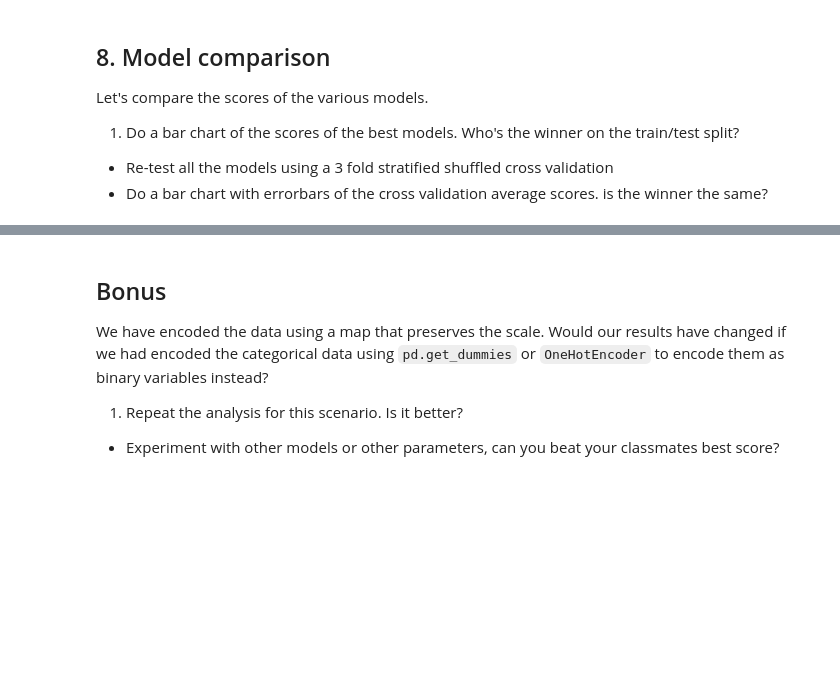
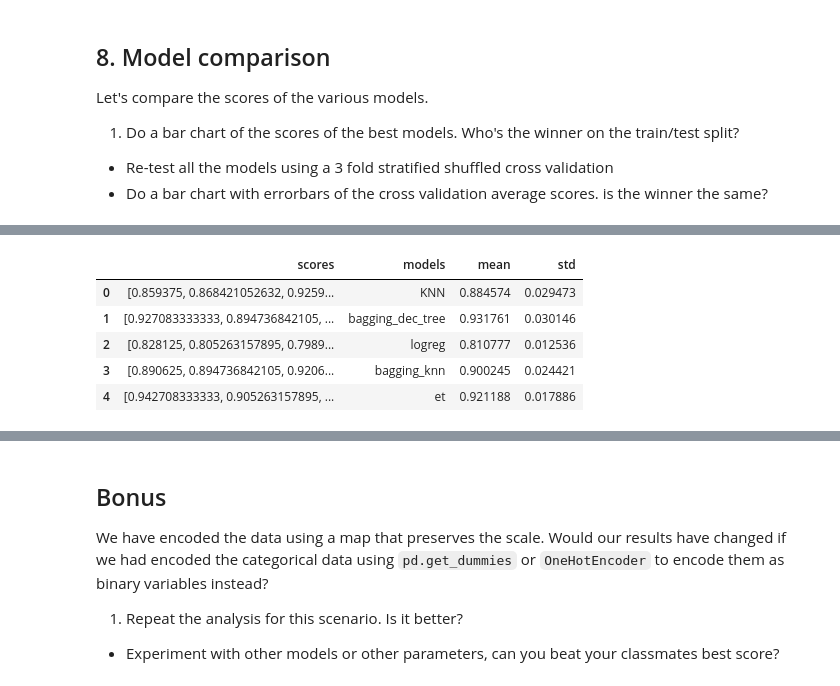
Before and after one commit to cmyoung0718/dsi-sea-week06-3.4, a Jupyter notebook: code/starter-code/starter-code-3_4.ipynb, the cells around one changed output, grey strips where cells are left out. Saved outputs shown, nothing was run; the diff lists cells and outputs as text; code cells hidden in the pictures; blank space fills up the shorter version.

```diff
--- a/code/starter-code/starter-code-3_4.ipynb
+++ b/code/starter-code/starter-code-3_4.ipynb
@@ -254,0 +609,34 @@ Let's compare the scores of the various models.
+# %%
+scores_ = []
+mods_ = []
+mean = []
+std = []
+
+for i in models:
+    if 'svc' not in i:
+        X_train, X_test, y_train, y_test = train_test_split(X, y, stratify=y, test_size=0.33, random_state=42)
+        scores_.append(cross_val_score(models[i],X_test, y_test))
+        mods_.append(i)
+        mean.append(np.mean(cross_val_score(models[i],X_test, y_test)))
+        std.append(np.std(cross_val_score(models[i],X_test, y_test)))
+for i in models:
+    if 'svc' in i:
+        X_train, X_test, y_train, y_test = train_test_split(X_, y, stratify=y, test_size=0.33, random_state=42)
+        scores_.append(cross_val_score(models[i],X_test, y_test))
+        mods_.append(i)
+        mean.append(np.mean(cross_val_score(models[i],X_test, y_test)))
+        std.append(np.std(cross_val_score(models[i],X_test, y_test)))
+
+mod_cvscores = pd.DataFrame()
+mod_cvscores['scores'] = scores_
+mod_cvscores['models'] = mods_
+mod_cvscores['mean'] = mean
+mod_cvscores['std'] = std
+mod_cvscores.head()
+# %% [output]
+|  | scores | models | mean | std |
+| 0 | [0.859375, 0.868421052632, 0.9259... | KNN | 0.884574 | 0.029473 |
+| 1 | [0.927083333333, 0.894736842105, ... | bagging_dec_tree | 0.931761 | 0.030146 |
+| 2 | [0.828125, 0.805263157895, 0.7989... | logreg | 0.810777 | 0.012536 |
+| 3 | [0.890625, 0.894736842105, 0.9206... | bagging_knn | 0.900245 | 0.024421 |
+| 4 | [0.942708333333, 0.905263157895, ... | et | 0.921188 | 0.017886 |
```
Also changed, not shown: parts of 38 cells of this notebook.
